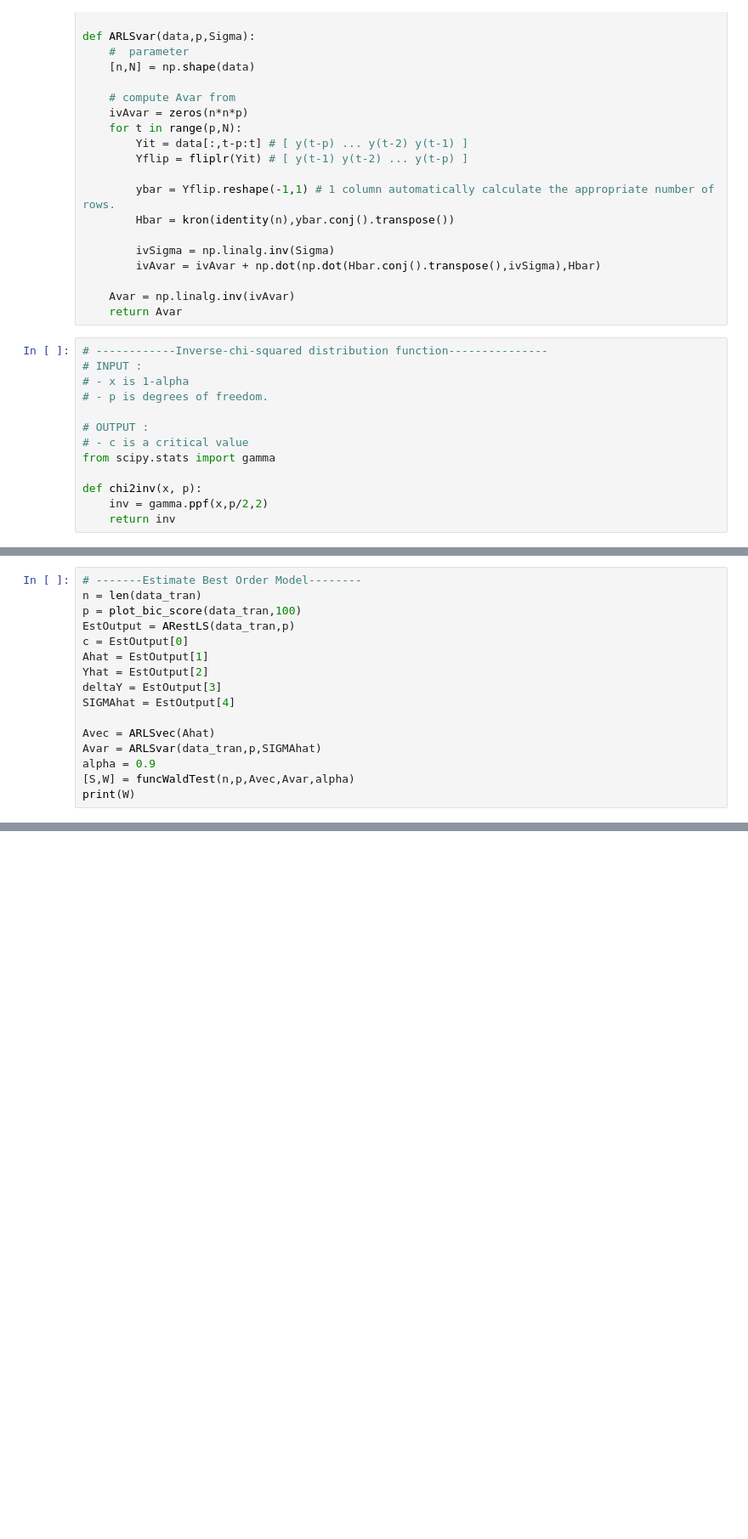
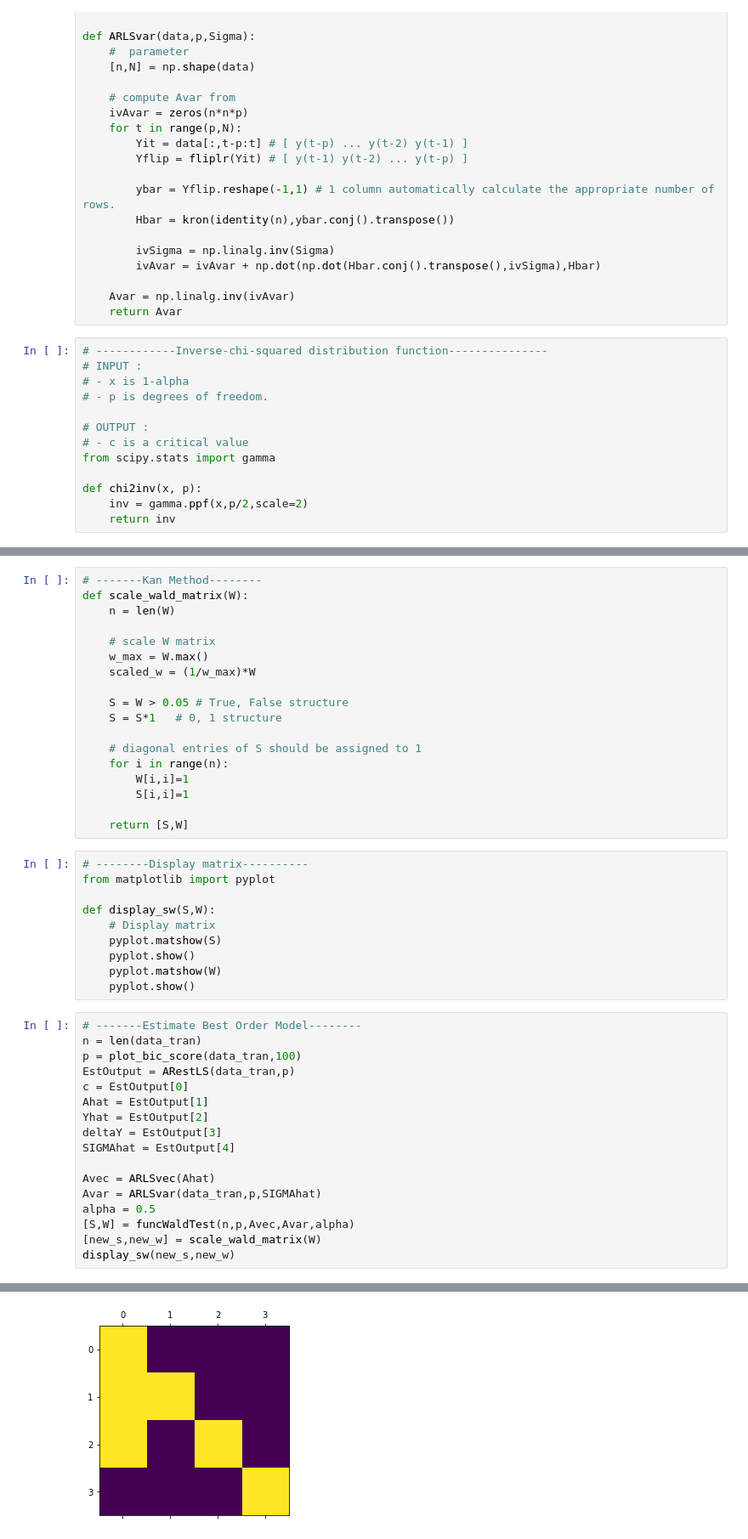
Before and after one commit to Kanbc/ar-model-python, a Jupyter notebook: VAR model function.ipynb, the cells around one changed output, grey strips where cells are left out. Shown at 85% size. Drawn from its saved outputs; the diff is of its cells as text; blank space fills up the shorter version.

Commit message:
done kan method

```diff
--- a/VAR model function.ipynb
+++ b/VAR model function.ipynb
@@ -312,7 +313,7 @@ def ARLSvar(data,p,Sigma):
 from scipy.stats import gamma
 
 def chi2inv(x, p):
-    inv = gamma.ppf(x,p/2,2)
+    inv = gamma.ppf(x,p/2,scale=2)
     return inv
 # %%
 # ----------- Wald test for AR model with--------------
@@ -367,6 +368,34 @@ def funcWaldTest(n,p,Avec,Avar,alpha):
         S[i,i]=1
 
     return [S,W]
+# %%
+# -------Kan Method--------
+def scale_wald_matrix(W):
+    n = len(W)
+
+    # scale W matrix
+    w_max = W.max()
+    scaled_w = (1/w_max)*W
+
+    S = W > 0.05 # True, False structure
+    S = S*1   # 0, 1 structure
+
+    # diagonal entries of S should be assigned to 1
+    for i in range(n):
+        W[i,i]=1
+        S[i,i]=1
+
+    return [S,W]
+# %%
+# --------Display matrix----------
+from matplotlib import pyplot
+
+def display_sw(S,W):
+    # Display matrix
+    pyplot.matshow(S)
+    pyplot.show()
+    pyplot.matshow(W)
+    pyplot.show()
 # %%
 # -------Estimate Best Order Model--------
 n = len(data_tran)
@@ -380,9 +409,10 @@ SIGMAhat = EstOutput[4]
 
 Avec = ARLSvec(Ahat)
 Avar = ARLSvar(data_tran,p,SIGMAhat)
-alpha = 0.9
+alpha = 0.5
 [S,W] = funcWaldTest(n,p,Avec,Avar,alpha)
-print(W)
+[new_s,new_w] = scale_wald_matrix(W)
+display_sw(new_s,new_w)
 # %% [output]
 Best order from BIC score : 31
 [figure]
@@ -393,0 +419 @@ Critical value : 12.7167822502
+[figure, added]
```
Also changed, not shown: parts of 4 cells of this notebook, 1 other file.
